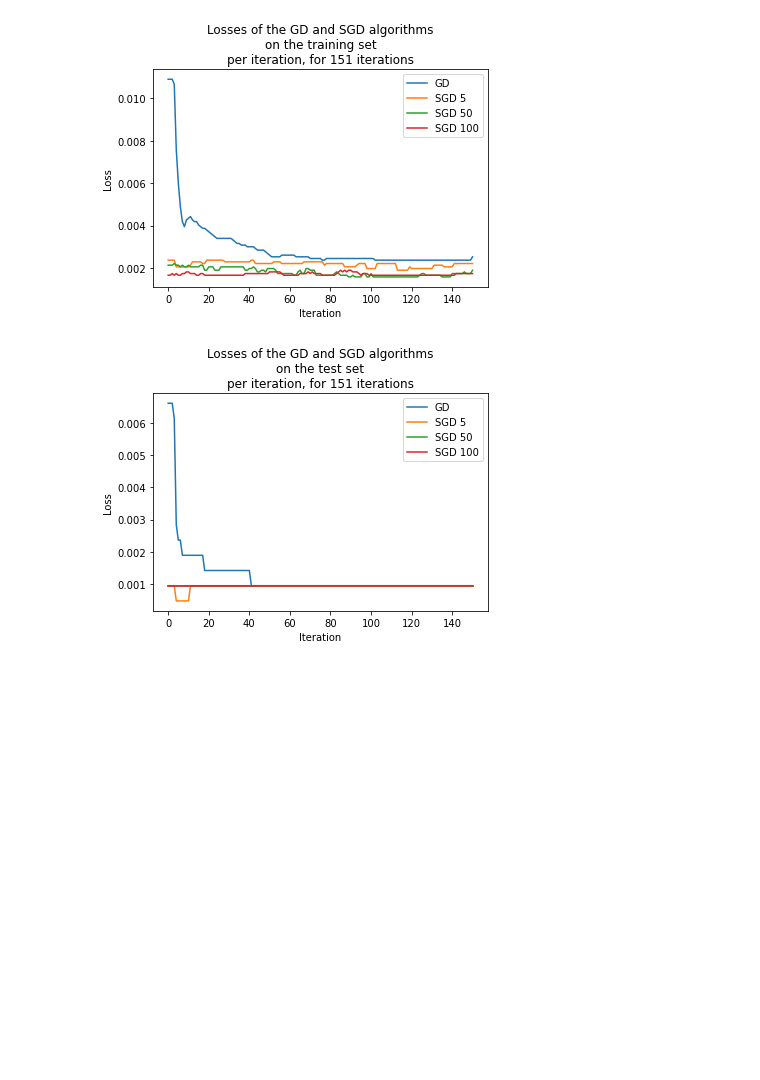
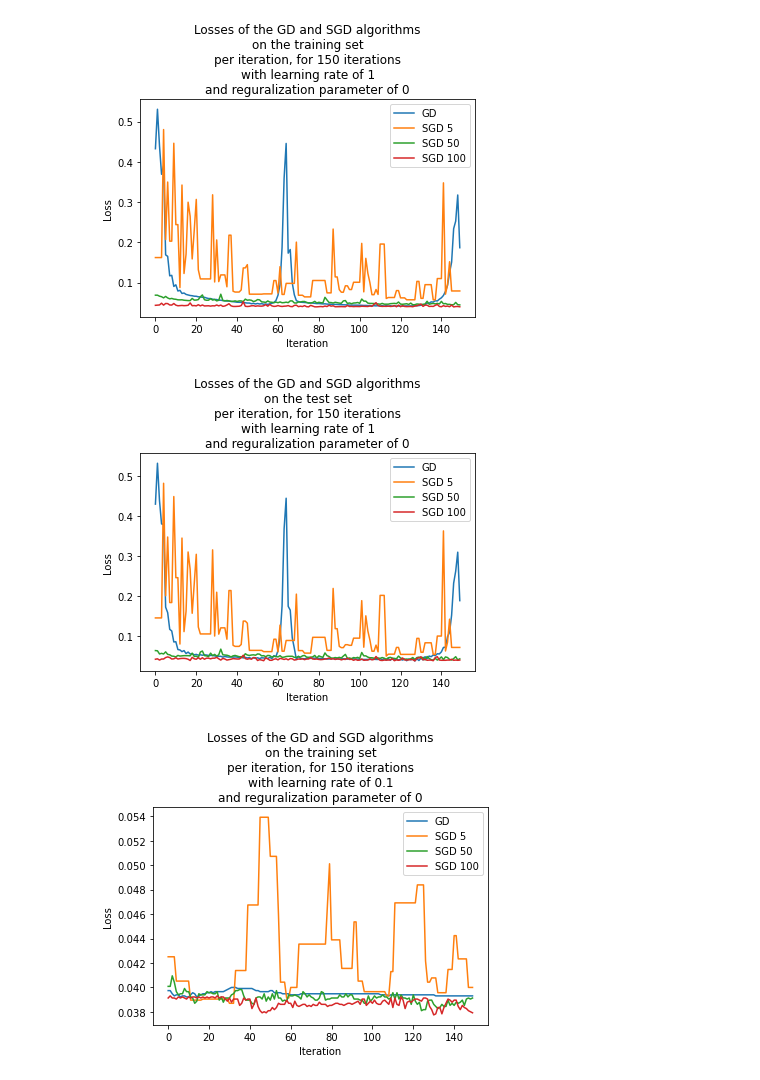
Before and after one commit to amitbaskin/ex6, a Jupyter notebook: tester.ipynb, the cells around one changed output. Drawn from its saved outputs; the diff is of its cells as text; code cells hidden in the pictures; blank space fills up the shorter version.

```diff
--- a/tester.ipynb
+++ b/tester.ipynb
@@ -186,7 +188,8 @@ def plot_errors_old(data, labels, iters, eta, w, reg_param, set_str):
     return gd_w, sgd_w_lst
 
 
-def plot_errors_helper(iters, gd_errors, sgd_errors_lst, set_str):
+def plot_errors_helper(iters, gd_errors, sgd_errors_lst, set_str, eta,
+                       reg_param):
     iters_lst = range(iters)
     plt.plot(iters_lst, gd_errors, label='GD')
     for i in range(len(BATCHES)):
@@ -197,7 +200,8 @@ def plot_errors_helper(iters, gd_errors, sgd_errors_lst, set_str):
     plt.ylabel('Loss')
     plt.title('Losses of the GD and SGD algorithms\non the {} '
               'set\nper iteration, for {} '
-              'iterations'.format(set_str, iters))
+              'iterations\nwith learning rate of {}\nand reguralization '
+              'parameter of {}'.format(set_str, iters, eta, reg_param))
     plt.show()
 
 
@@ -212,14 +216,15 @@ def plot_errors(train_samples, train_labels, test_samples, test_labels, iters,
         w_sgd, vecs_sgd, sets_sgd = sgd(train_samples, train_labels, iters, eta,
                                      w, batch)
         # sgd_train_errors_lst.append(get_sgd_train_errors(vecs_sgd, sets_sgd,
-        #                                            train_samples, train_labels))
+    #                                            train_samples, train_labels))
         sgd_train_errors_lst.append(get_errors(vecs_sgd, train_samples,
                                                train_labels))
         sgd_test_errors_lst.append(get_errors(vecs_sgd, test_samples,
                                                test_labels))
     plot_errors_helper(iters, gd_train_errors, sgd_train_errors_lst,
-                       'training')
-    plot_errors_helper(iters, gd_test_errors, sgd_test_errors_lst, 'test')
+                       'training', eta, reg_param)
+    plot_errors_helper(iters, gd_test_errors, sgd_test_errors_lst, 'test',
+                       eta, reg_param)
 
 
     #gd_w, sgd_w_lst = #
@@ -241,16 +246,23 @@ def plot_errors(train_samples, train_labels, test_samples, test_labels, iters,
     #           'in the X-axis')
     # plt.show()
 # %%
-sample = x_train[0]
-w_length = len(sample) + 1
-zero_w = np.zeros(w_length)
-random_w = np.random.rand(w_length)
-eta = 0.01
-random_reg_param = np.random.randint(0, 10, 1)[0] + np.random.rand(1)[0]
-reg_param = 0
+def classify_digits(d_1 ,d_2):
+    sets = Digits(d_1, d_2)
+    sample = sets.x_train[0]
+    w_length = len(sample) + 1
+    zero_w = np.zeros(w_length)
+    # random_w = np.random.rand(w_length)
+    # eta = np.random.rand(1)[0]
+    # reg_param = np.random.randint(0, 10, 1)[0] + np.random.rand(1)[0]
+    # random_reg_param = np.random.randint(0, 10, 1)[0] + np.random.rand(1)[0]
+    for eta in ETAS:
+        plot_errors(sets.x_train, sets.y_train, sets.x_test, sets.y_test,
+                    ITERS, eta, zero_w, REG_PARAM)
 
 
-plot_errors(x_train, y_train, x_test, y_test, ITERS, eta, zero_w, reg_param)
+# classify_digits(0 ,1)
+# classify_digits(3 ,5)
 # %% [output]
-[figure, old version]
+[figure, new version]
-[figure, old version]
+[figure, new version]
+[figure, added]
```
Also changed, not shown: parts of 3 cells of this notebook, 3 other files.
